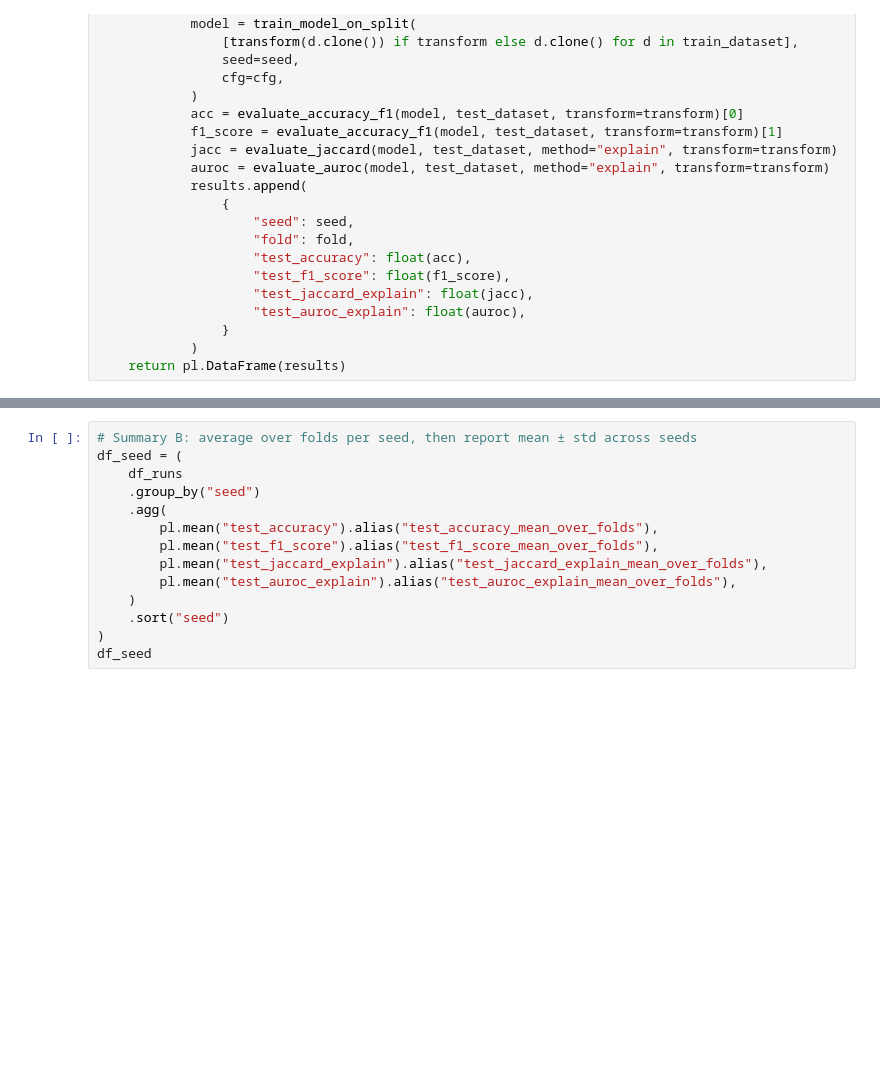
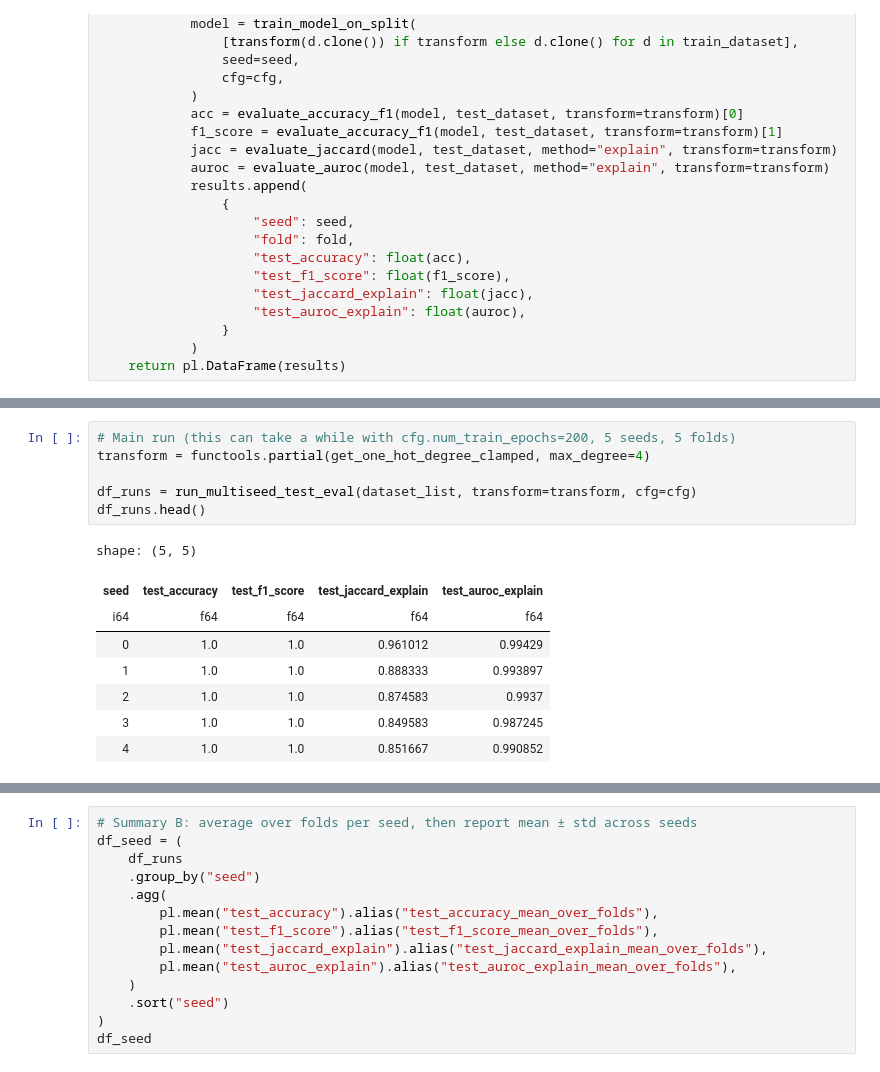
Before and after one commit to CruelMarco/bcosgnn, a Jupyter notebook: shaique_updates/codes/Ba2_Motif_Experiments/ba2motifs_shaique_GIN_OG_v3.ipynb, the cells around one changed output, grey strips where cells are left out. Drawn from its saved outputs; the diff is of its cells as text; blank space fills up the shorter version.

```diff
--- a/shaique_updates/codes/Ba2_Motif_Experiments/ba2motifs_shaique_GIN_OG_v3.ipynb
+++ b/shaique_updates/codes/Ba2_Motif_Experiments/ba2motifs_shaique_GIN_OG_v3.ipynb
@@ -1198,0 +1378,15 @@ def run_multiseed_cv_test_eval(dataset_list: list[Data], transform, cfg: CVConfi
+# %%
+# Main run (this can take a while with cfg.num_train_epochs=200, 5 seeds, 5 folds)
+transform = functools.partial(get_one_hot_degree_clamped, max_degree=4)
+
+df_runs = run_multiseed_test_eval(dataset_list, transform=transform, cfg=cfg)
+df_runs.head()
+# %% [output]
+shape: (5, 5)
+| seed | test_accuracy | test_f1_score | test_jaccard_explain | test_auroc_explain |
+| i64 | f64 | f64 | f64 | f64 |
+| 0 | 1.0 | 1.0 | 0.961012 | 0.99429 |
+| 1 | 1.0 | 1.0 | 0.888333 | 0.993897 |
+| 2 | 1.0 | 1.0 | 0.874583 | 0.9937 |
+| 3 | 1.0 | 1.0 | 0.849583 | 0.987245 |
+| 4 | 1.0 | 1.0 | 0.851667 | 0.990852 |
```
Also changed, not shown: parts of 17 cells of this notebook, 3 other files.
